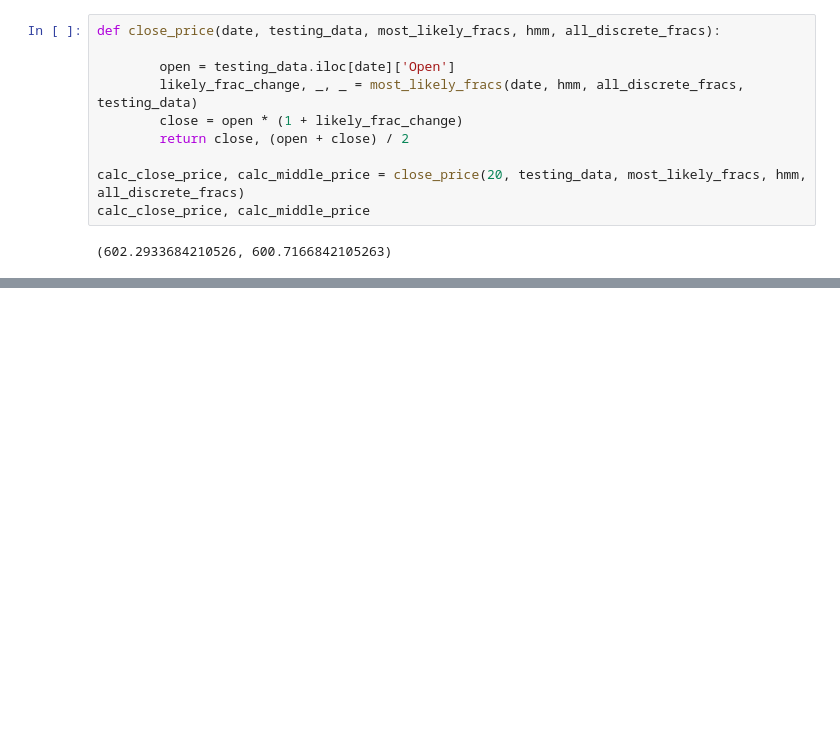
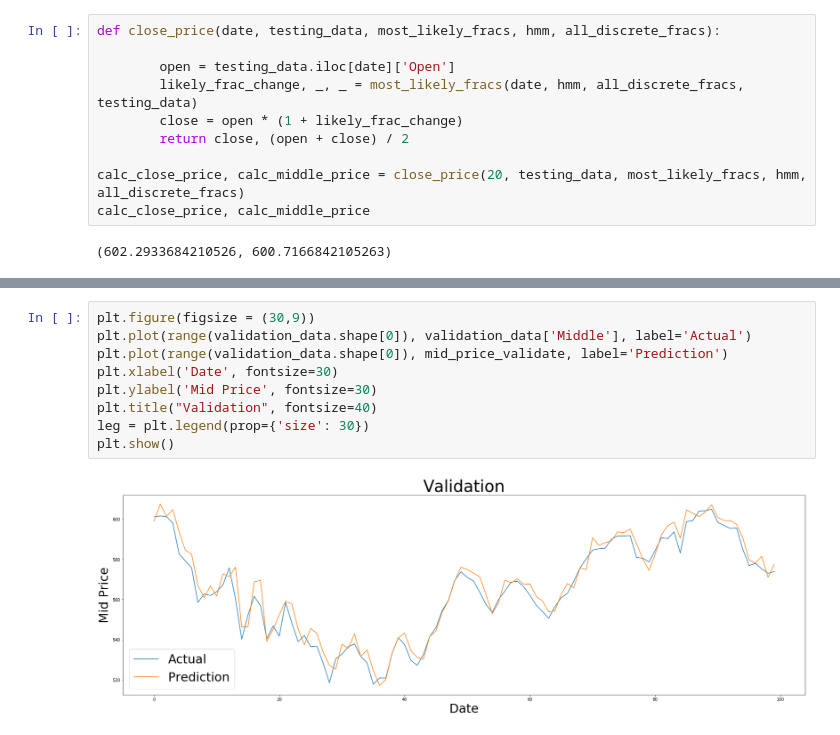
Before and after one commit to stanleykywu/predicting-stocks, a Jupyter notebook: models/HMM2.ipynb, the cells around one changed output, grey strips where cells are left out. Cells and saved outputs as stored; diff of their text form; blank space fills up the shorter version.

```diff
--- a/models/HMM2.ipynb
+++ b/models/HMM2.ipynb
@@ -203,0 +217,11 @@ mid_price
+# %%
+plt.figure(figsize = (30,9))
+plt.plot(range(validation_data.shape[0]), validation_data['Middle'], label='Actual')
+plt.plot(range(validation_data.shape[0]), mid_price_validate, label='Prediction')
+plt.xlabel('Date', fontsize=30)
+plt.ylabel('Mid Price', fontsize=30)
+plt.title("Validation", fontsize=40)
+leg = plt.legend(prop={'size': 30})
+plt.show()
+# %% [output]
+[figure, added]
```
Also changed, not shown: parts of 3 cells of this notebook.
